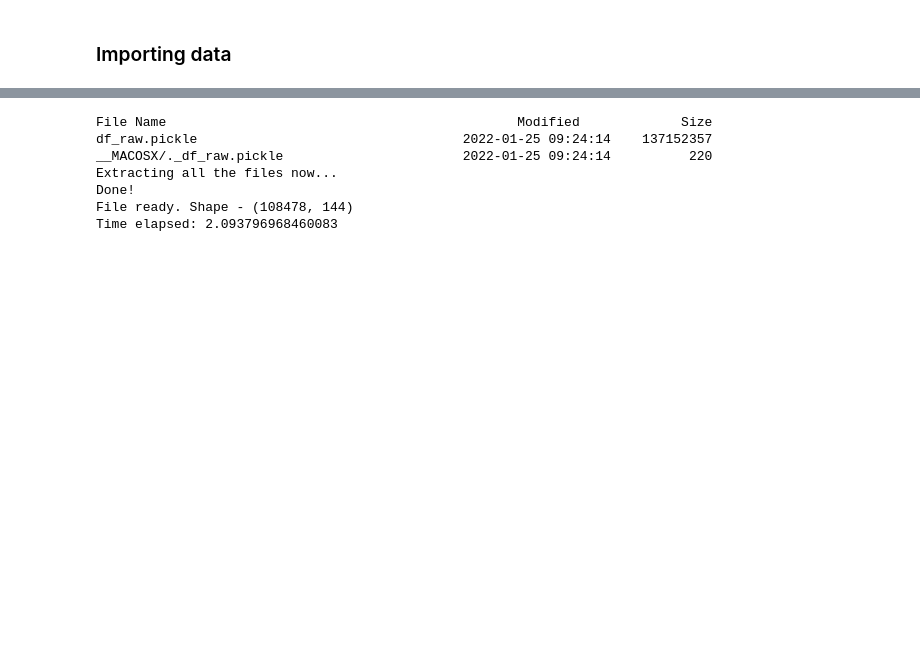
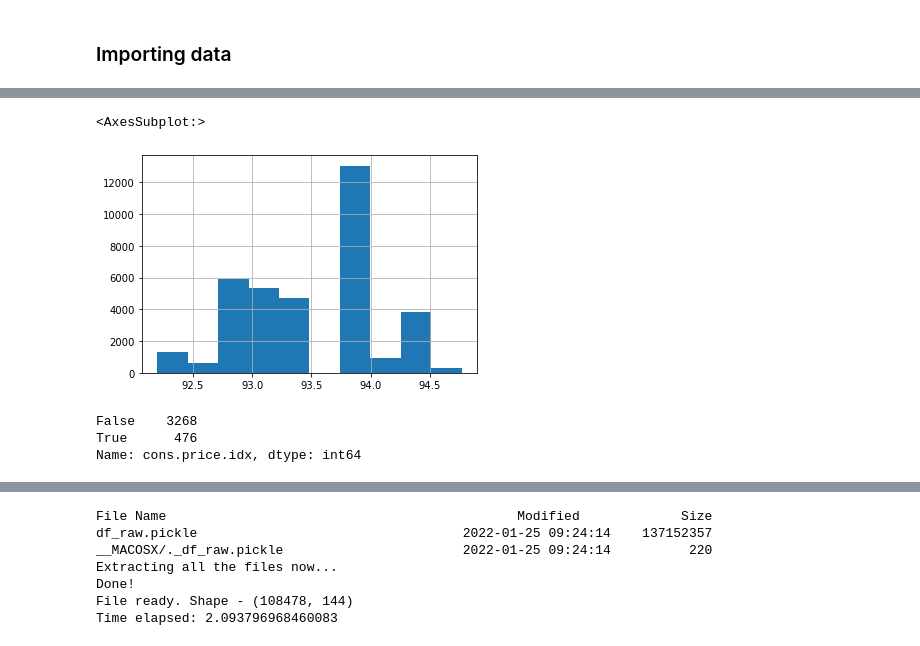
Before and after one commit to 314ka4y/Customer_churn, a Jupyter notebook: Customer_sign.ipynb, the cells around one changed output, grey strips where cells are left out. Saved outputs shown, nothing was run; the diff lists cells and outputs as text; code cells hidden in the pictures; blank space fills up the shorter version.

```diff
--- a/Customer_sign.ipynb
+++ b/Customer_sign.ipynb
@@ -211,0 +255,12 @@ df["age"].hist(bins=20)
+# %%
+df["cons.price.idx"].hist(bins = 10)
+# %% [output]
+<AxesSubplot:>
+[figure, added]
+# %%
+# Check when both rows have missing values.
+df[df.age.isna()]["cons.price.idx"].isna().value_counts()
+# %% [output]
+False    3268
+True      476
+Name: cons.price.idx, dtype: int64
```
Also changed, not shown: parts of 25 cells of this notebook, 2 other files.
